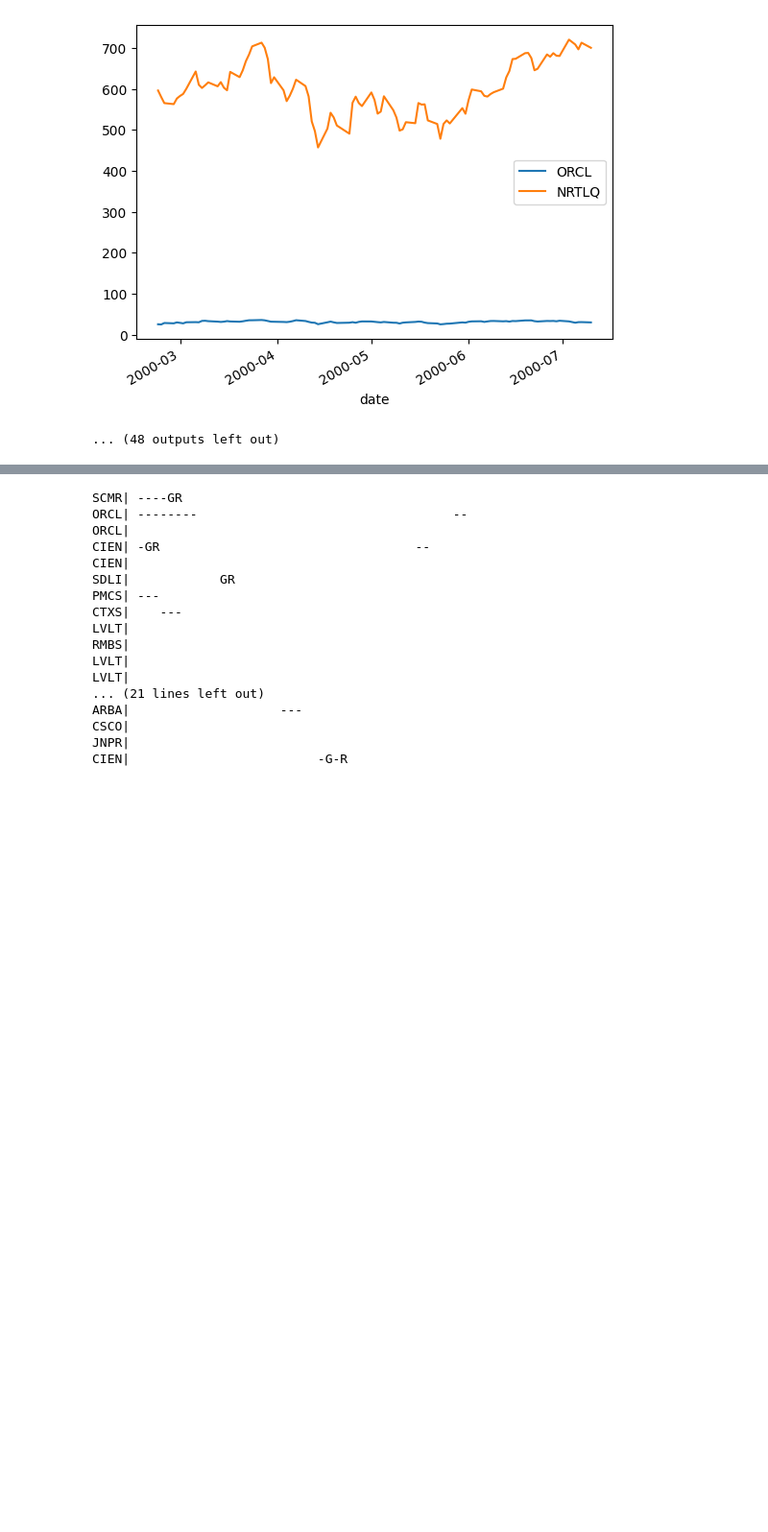
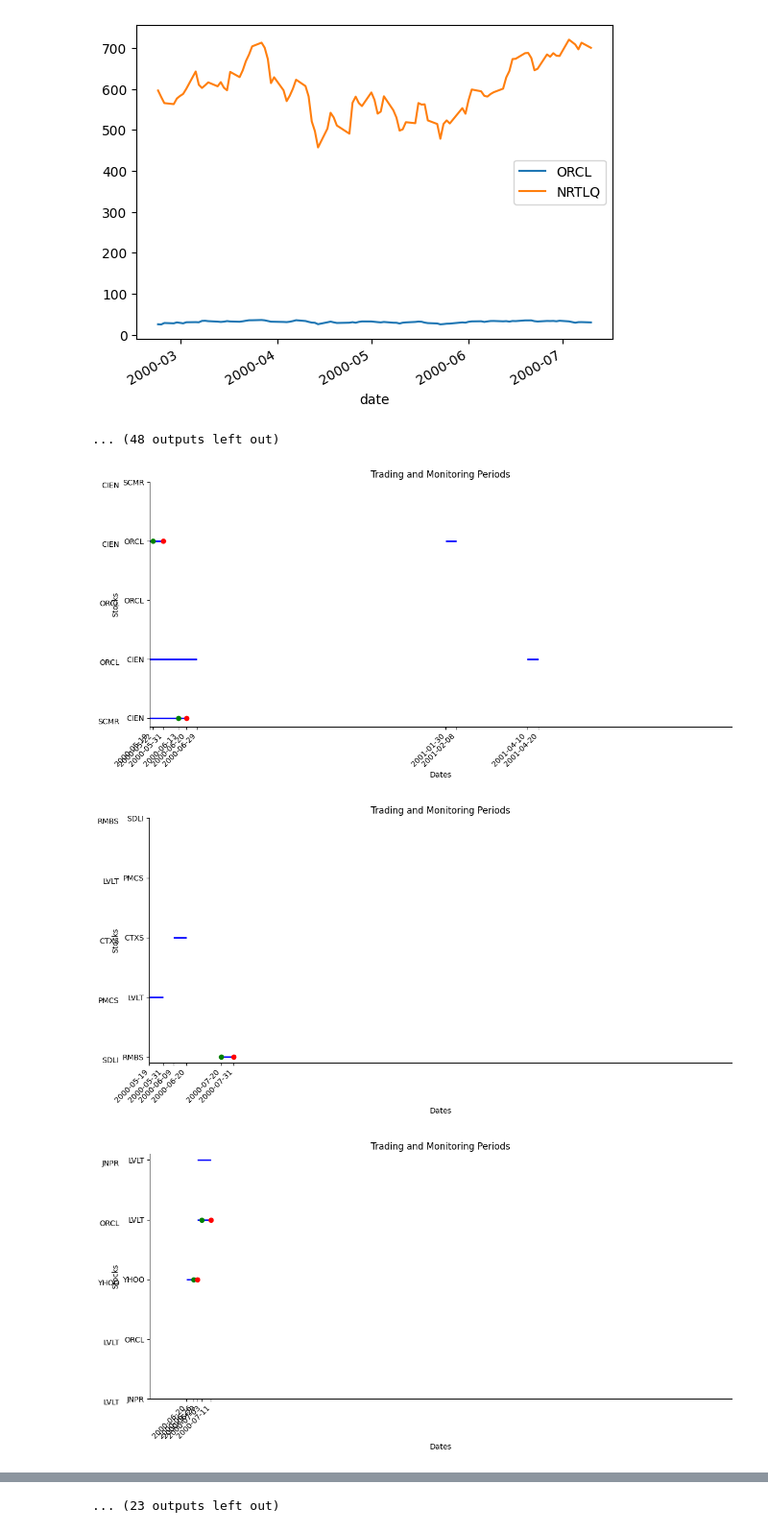
Before and after one commit to TInglefield/Math4920Project, a Jupyter notebook: Project_Draft2.ipynb, the cells around one changed output, grey strips where cells are left out. Shown at 96% size. Drawn from its saved outputs; the diff is of its cells as text; code cells hidden in the pictures; blank space fills up the shorter version.

```diff
--- a/Project_Draft2.ipynb
+++ b/Project_Draft2.ipynb
@@ -522,5 +570,8 @@ pprint.pprint(results)
 [figure]
 ... (48 outputs left out)
 # %%
-plot_overall_chart(results, prices_with_market)
+plot_all_charts(results, prices_with_market, batch_size=5)
 # %% [output]
+[figure, added]
+[figure, added]
+[figure, added]
@@ -527,17 +587 @@ plot_overall_chart(results, prices_with_market)
-SCMR| ----GR
-ORCL| --------                                  --
-ORCL|
-CIEN| -GR                                  --
-CIEN|
-SDLI|            GR
-PMCS| ---
-CTXS|    ---
-LVLT|
-RMBS|
-LVLT|
-LVLT|
-... (21 lines left out)
-ARBA|                    ---
-CSCO|
-JNPR|
-CIEN|                         -G-R
+... (23 outputs left out)
```
Also changed, not shown: parts of 3 cells of this notebook.
